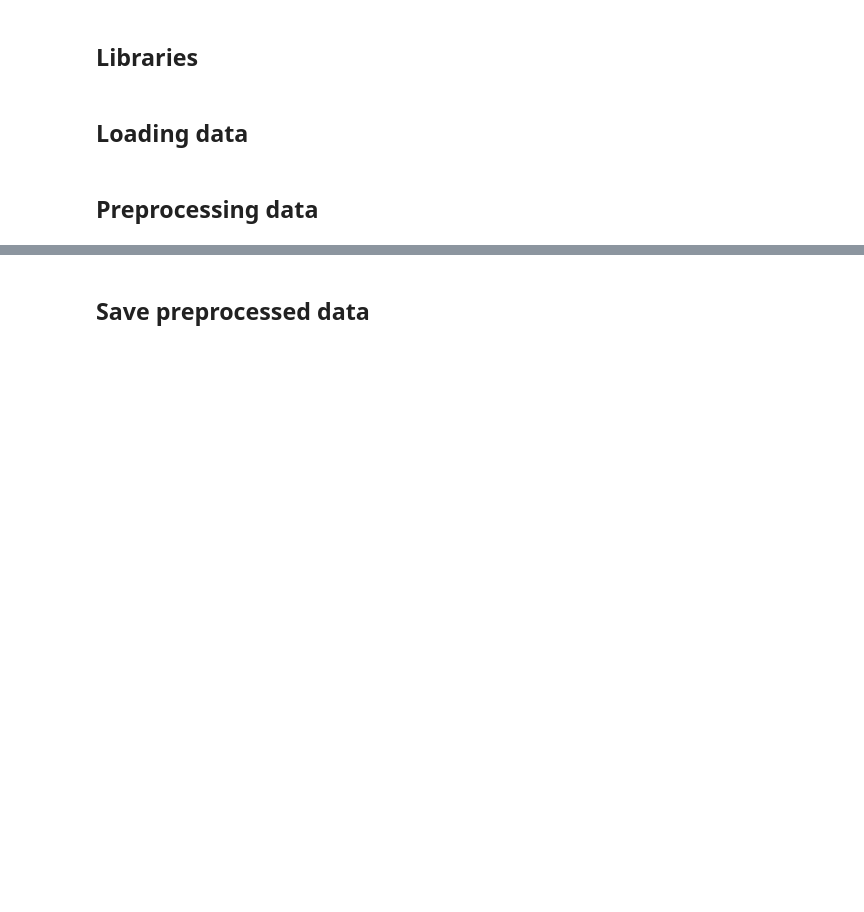
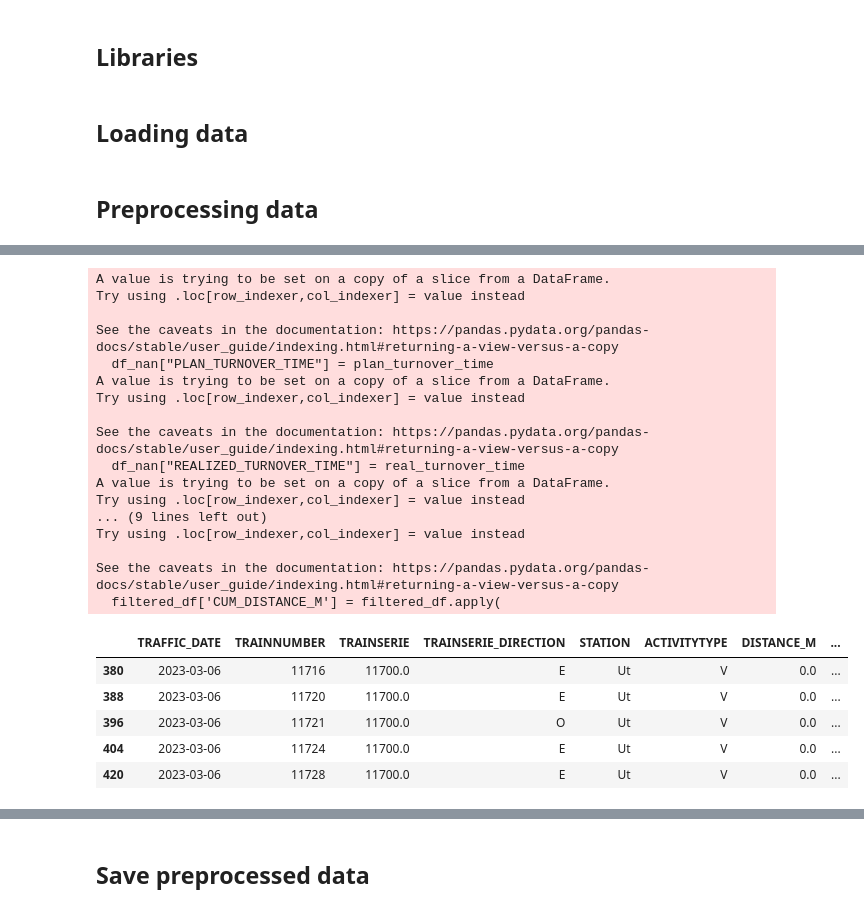
Before and after one commit to timrentenaar/NS_TURNOVER_TIMES, a Jupyter notebook: notebooks/current_preprocessing.ipynb, the cells around one changed output, grey strips where cells are left out. Saved outputs shown, nothing was run; the diff lists cells and outputs as text; code cells hidden in the pictures; blank space fills up the shorter version.

Commit message:
added cumulative distance, fixed turnover time at middle stations, and preprocessing for all data

```diff
--- a/notebooks/current_preprocessing.ipynb
+++ b/notebooks/current_preprocessing.ipynb
@@ -16,7 +16,7 @@ warnings.filterwarnings("ignore", "use_inf_as_na")
 ## Loading data
 # %%
 # small dataframe, 1 week of data
-df_full_small = pd.read_csv('../data/Data_20230306_20230312.csv', low_memory = False)
+df_full_small = pd.read_csv('../data/Data_20230306_20230312_with_distance.csv', low_memory = False)
 # %%
 # large dataframe, 4 months of data
 df1 = pd.read_csv('../data/Data_20230101_20230131.csv', low_memory=False)
@@ -127,0 +38,49 @@ See the caveats in the documentation: https://pandas.pydata.org/pandas-docs/stab
+# %%
+def preprocess(df):
+    df = prep.set_types(df)
+    df = prep.sort(df)
+    df = prep.cum_distance(df)
+    df = prep.calc_turnover(df)
+    df = prep.remove_unnecessary_rows(df)
+    df = prep.add_max_departure_time(df)
+    df = prep.calculate_signal_safe_delay(df)
+    df = prep.filter_outliers(df)
+    df = prep.categorise_combine_spilt(df)
+    df = prep.determine_daluren(df)
+    df = prep.days_and_hours(df)
+    df = prep.cyclical_encoder(df, "DAY_OF_WEEK")
+    df = prep.cyclical_encoder(df, "HOUR")
+    df = prep.calc_needed_turnover(df)
+    df = prep.add_cat_diff_turnover_time(df)
+    df = prep.remove_past_3_min(df)
+
+    return df
+# %%
+workable_df_small = df_full_small.copy()
+
+workable_df_small = preprocess(workable_df_small)
+workable_df_small.head()
+# %% [output]
+A value is trying to be set on a copy of a slice from a DataFrame.
+Try using .loc[row_indexer,col_indexer] = value instead
+
+See the caveats in the documentation: https://pandas.pydata.org/pandas-docs/stable/user_guide/indexing.html#returning-a-view-versus-a-copy
+  df_nan["PLAN_TURNOVER_TIME"] = plan_turnover_time
+A value is trying to be set on a copy of a slice from a DataFrame.
+Try using .loc[row_indexer,col_indexer] = value instead
+
+See the caveats in the documentation: https://pandas.pydata.org/pandas-docs/stable/user_guide/indexing.html#returning-a-view-versus-a-copy
+  df_nan["REALIZED_TURNOVER_TIME"] = real_turnover_time
+A value is trying to be set on a copy of a slice from a DataFrame.
+Try using .loc[row_indexer,col_indexer] = value instead
+... (9 lines left out)
+Try using .loc[row_indexer,col_indexer] = value instead
+
+See the caveats in the documentation: https://pandas.pydata.org/pandas-docs/stable/user_guide/indexing.html#returning-a-view-versus-a-copy
+  filtered_df['CUM_DISTANCE_M'] = filtered_df.apply(
+|  | TRAFFIC_DATE | TRAINNUMBER | TRAINSERIE | TRAINSERIE_DIRECTION | STATION | ACTIVITYTYPE | DISTANCE_M | ... |
+| 380 | 2023-03-06 | 11716 | 11700.0 | E | Ut | V | 0.0 | ... |
+| 388 | 2023-03-06 | 11720 | 11700.0 | E | Ut | V | 0.0 | ... |
+| 396 | 2023-03-06 | 11721 | 11700.0 | O | Ut | V | 0.0 | ... |
+| 404 | 2023-03-06 | 11724 | 11700.0 | E | Ut | V | 0.0 | ... |
+| 420 | 2023-03-06 | 11728 | 11700.0 | E | Ut | V | 0.0 | ... |
```
Also changed, not shown: parts of 7 cells of this notebook, 2 other files.
